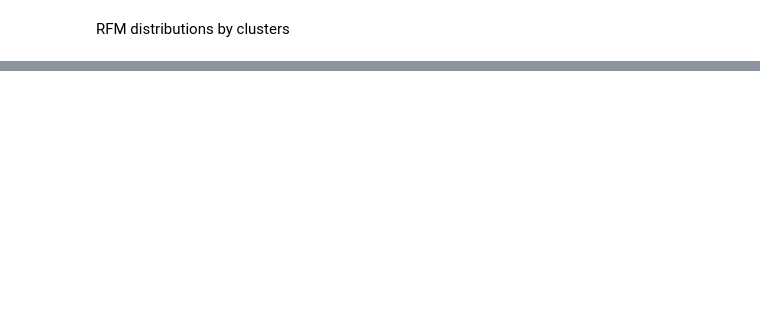
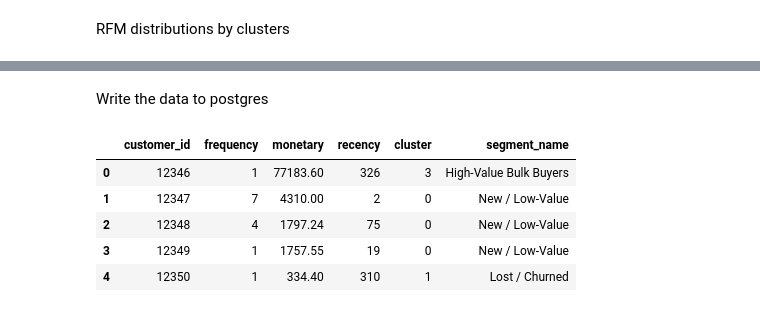
Before and after one commit to yussufm123/retail-elt-segmentation, a Jupyter notebook: 3_KMeans_clustering.ipynb, the cells around one changed output, grey strips where cells are left out. Saved outputs shown, nothing was run; the diff lists cells and outputs as text; code cells hidden in the pictures; blank space fills up the shorter version.

```diff
--- a/3_KMeans_clustering.ipynb
+++ b/3_KMeans_clustering.ipynb
@@ -202,0 +245,24 @@ plt.show()
+# %% [markdown]
+Write the data to postgres
+# %%
+# Define the mapping based on the clusters interpretation
+segment_map = {
+    4: 'VIP / Whales',
+    2: 'Loyal Champions',
+    3: 'High-Value Bulk Buyers',
+    5: 'Promising Mid-Tier',
+    0: 'New / Low-Value',
+    1: 'Lost / Churned'
+}
+
+# create new column from the mapping
+rfm_df['segment_name'] = rfm_df['cluster'].map(segment_map)
+
+rfm_df.head()
+# %% [output]
+|  | customer_id | frequency | monetary | recency | cluster | segment_name |
+| 0 | 12346 | 1 | 77183.60 | 326 | 3 | High-Value Bulk Buyers |
+| 1 | 12347 | 7 | 4310.00 | 2 | 0 | New / Low-Value |
+| 2 | 12348 | 4 | 1797.24 | 75 | 0 | New / Low-Value |
+| 3 | 12349 | 1 | 1757.55 | 19 | 0 | New / Low-Value |
+| 4 | 12350 | 1 | 334.40 | 310 | 1 | Lost / Churned |
```
Also changed, not shown: parts of 14 cells of this notebook, 1 other file.
